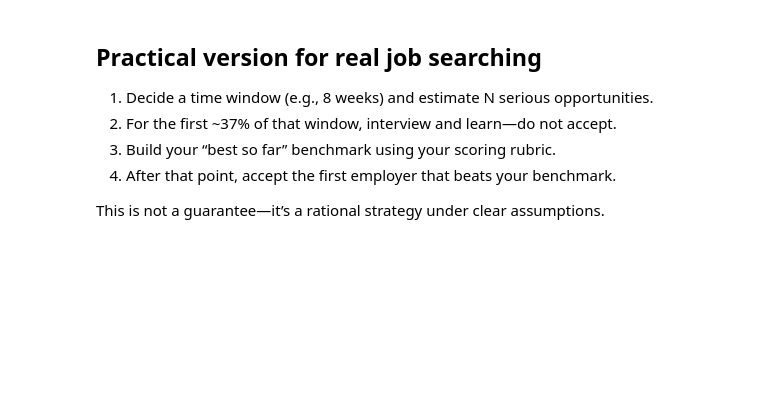
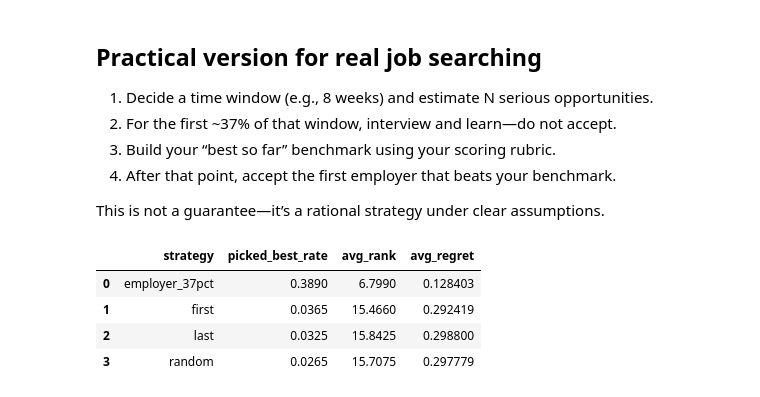
Before and after one commit to do-while-do/the-37percentage-rule, a Jupyter notebook: prime_37_job_search_37percentage_rule.ipynb, the cells around one changed output. Cells and saved outputs as stored; diff of their text form; code cells hidden in the pictures; blank space fills up the shorter version.

```diff
--- a/prime_37_job_search_37percentage_rule.ipynb
+++ b/prime_37_job_search_37percentage_rule.ipynb
@@ -225,3 +268,24 @@ evaluate_once(30, seed=1)
 4) After that point, accept the first employer that beats your benchmark.
 
 This is not a guarantee—it’s a rational strategy under clear assumptions.
+# %%
+def simulate(trials=3000, N=30):
+    frames = [evaluate_once(N=N, seed=t) for t in range(trials)]
+    res = pd.concat(frames, ignore_index=True)
+
+    summary = res.groupby("strategy").agg(
+        picked_best_rate=("picked_best", "mean"),
+        avg_rank=("rank", "mean"),
+        avg_regret=("regret", "mean"),
+    ).reset_index()
+
+    return res, summary
+
+res, summary = simulate(trials=2000, N=30)
+summary.sort_values("picked_best_rate", ascending=False)
+# %% [output]
+|  | strategy | picked_best_rate | avg_rank | avg_regret |
+| 0 | employer_37pct | 0.3890 | 6.7990 | 0.128403 |
+| 1 | first | 0.0365 | 15.4660 | 0.292419 |
+| 2 | last | 0.0325 | 15.8425 | 0.298800 |
+| 3 | random | 0.0265 | 15.7075 | 0.297779 |
```
Also changed, not shown: parts of 6 cells of this notebook.
